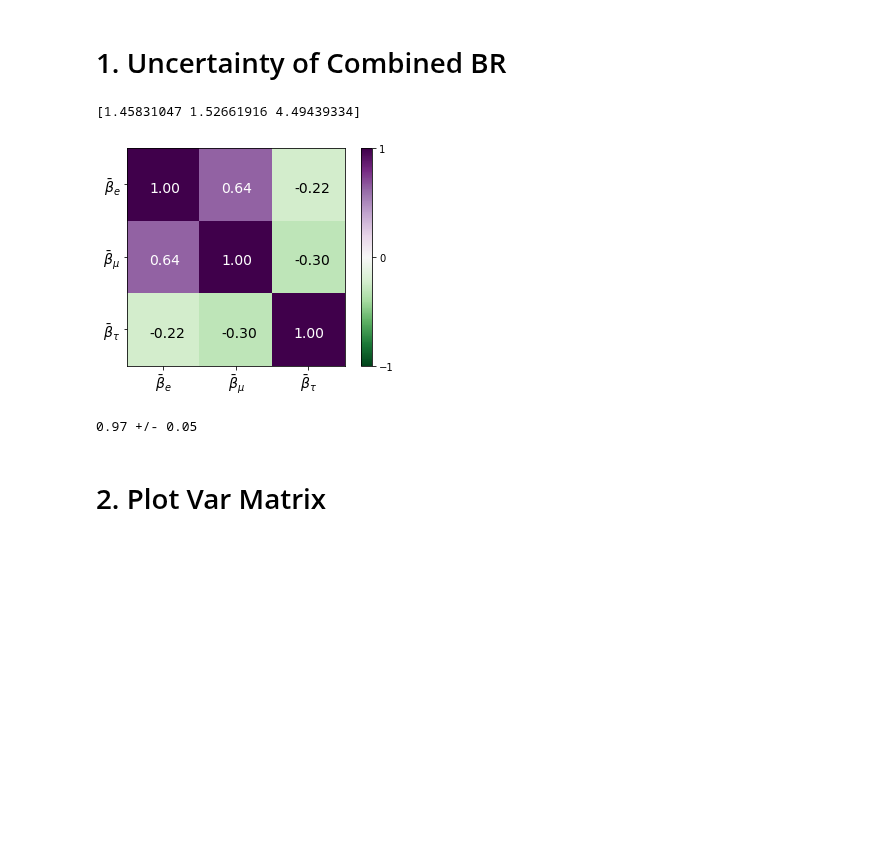
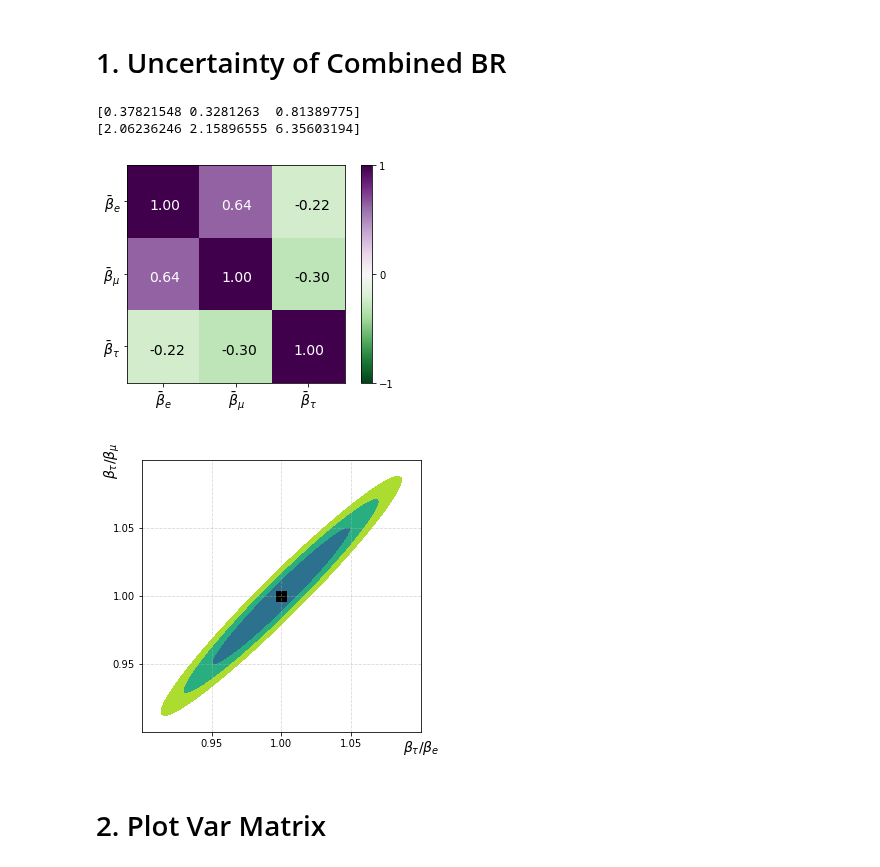
Before and after one commit to ZihengChen/WBranchingFaction, a Jupyter notebook: notebooks/ju_combine.ipynb, the cells around one changed output. Saved outputs shown, nothing was run; the diff lists cells and outputs as text; code cells hidden in the pictures; blank space fills up the shorter version.

```diff
--- a/notebooks/ju_combine.ipynb
+++ b/notebooks/ju_combine.ipynb
@@ -12,28 +12,59 @@ beta0 = np.array([0.10883379, 0.10800187, 0.10689639,
 # 1. Uncertainty of Combined BR
 # %%
 # statisitcal
-# combiner = bfCombiner(covar[0], beta0)
-# sigma, corr = combiner.bfvar()
-# print(sigma/0.1080*100)
+combiner = bfCombiner(covar[0], beta0)
+sigma, corr = combiner.paramSigma()
+print(sigma/0.1080*100)
 
 # total
 combiner = bfCombiner(covarTotal, beta0)
-sigma, corr = combiner.bfvar()
+sigma, corr = combiner.paramSigma()
 print(sigma/0.1080*100)
 
 showParameterCov(corr)
 plt.savefig('../plots/covarMatrix_beta.png',dpi=300)
 # %% [output]
-[1.45831047 1.52661916 4.49439334]
+[0.37821548 0.3281263  0.81389775]
+[2.06236246 2.15896555 6.35603194]
 [figure]
-# %%
-combiner = bfCombiner(covarTotal, beta0, paramTypy='r')
-sigma, corr = combiner.bfvar()
-
-r,dr = combiner.paramLS[0], sigma[0]
-print('{:3.2f} +/- {:3.2f} '.format(r,dr))
-# %% [output]
-0.97 +/- 0.05
+# %%
+combiner = bfCombiner(covarTotal, beta0, paramTypy='r')
+sigma, corr = combiner.paramSigma()
+rVar = np.outer(sigma,sigma)*corr
+rVar = rVar[0:2,0:2]
+invVar = np.linalg.pinv(rVar)
+
+r1_mean, r2_mean = 1,1 #combiner.paramLS[0], combiner.paramLS[1]
+# %%
+x = np.linspace(0.9, 1.1, 100)
+y = np.linspace(0.9, 1.1, 100)
+X, Y = np.meshgrid(x, y)
+
+
+nll  = invVar[0,0]*(X-r1_mean)**2
+nll += invVar[1,1]*(Y-r2_mean)**2
+nll += invVar[0,1]*(Y-r2_mean)*(X-r1_mean)*2
+nll *= 2
+
+
+plt.figure(figsize=(5,5),facecolor='w')
+
+
+plt.contourf(X, Y, nll, levels=[0,1,2,3],vmax=3,vmin=-1)
+plt.scatter(r1_mean, r2_mean, c='w')
+plt.xticks([0.95,1,1.05])
+plt.yticks([0.95,1,1.05])
+
+
+plt.scatter(1, 1, c='k',marker='s',s=100)
+plt.grid(True,alpha=0.5,linestyle='--')
+
+plt.xlabel(r'$\beta_\tau / \beta_e$',fontsize=14,position=(1,1),labelpad=-10)
+plt.ylabel(r'$\beta_\tau / \beta_\mu$',fontsize=14,position=(1,1),labelpad=-10)
+
+plt.savefig('../plots/sigma.png',dpi=300)
+# %% [output]
+[figure, added]
 # %% [markdown]
 # 2. Plot Var Matrix
 # %%
```
Also changed, not shown: parts of 1 cell of this notebook, 12 other files.
